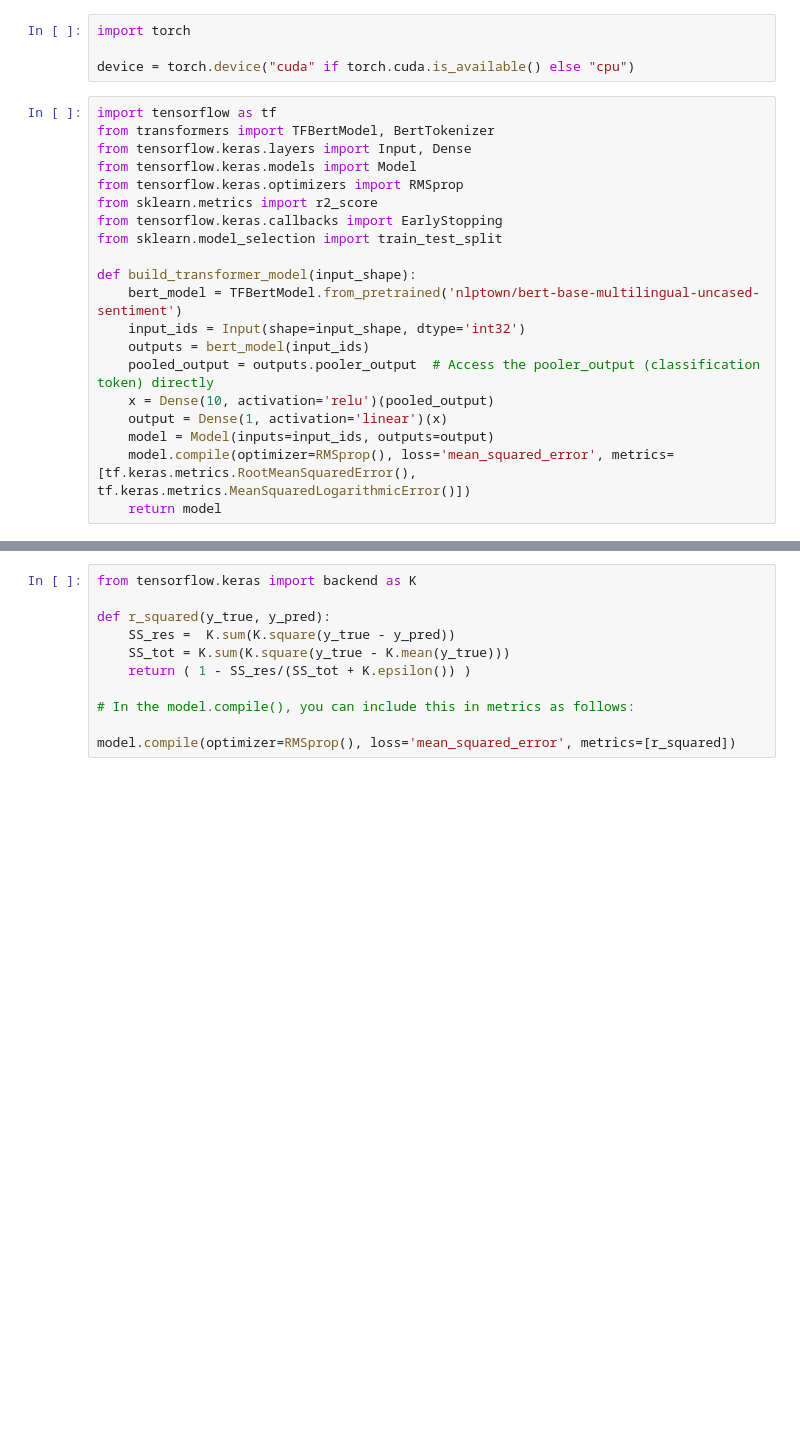
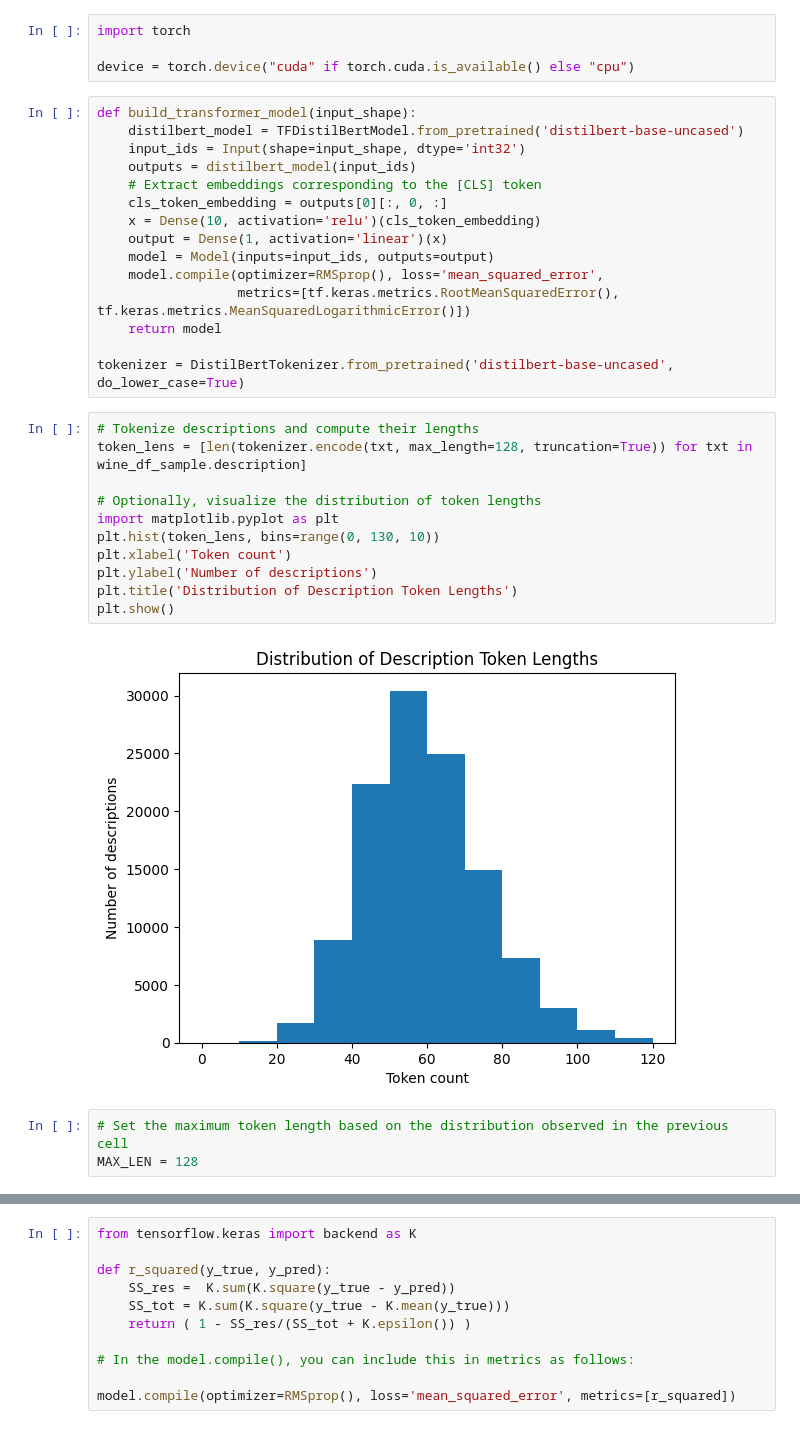
Before and after one commit to blamb888/Vino-Verdict, a Jupyter notebook: base_model_comparisons/rnn_hugging_face.ipynb, the cells around one changed output, grey strips where cells are left out. Saved outputs shown, nothing was run; the diff lists cells and outputs as text; blank space fills up the shorter version.

```diff
--- a/base_model_comparisons/rnn_hugging_face.ipynb
+++ b/base_model_comparisons/rnn_hugging_face.ipynb
@@ -27,22 +82,33 @@ import torch
 
 device = torch.device("cuda" if torch.cuda.is_available() else "cpu")
 # %%
-import tensorflow as tf
-from transformers import TFBertModel, BertTokenizer
-from tensorflow.keras.layers import Input, Dense
-from tensorflow.keras.models import Model
-from tensorflow.keras.optimizers import RMSprop
-from sklearn.metrics import r2_score
-from tensorflow.keras.callbacks import EarlyStopping
-from sklearn.model_selection import train_test_split
-
 def build_transformer_model(input_shape):
-    bert_model = TFBertModel.from_pretrained('nlptown/bert-base-multilingual-uncased-sentiment')
+    distilbert_model = TFDistilBertModel.from_pretrained('distilbert-base-uncased')
     input_ids = Input(shape=input_shape, dtype='int32')
-    outputs = bert_model(input_ids)
-    pooled_output = outputs.pooler_output  # Access the pooler_output (classification token) directly
-    x = Dense(10, activation='relu')(pooled_output)
+    outputs = distilbert_model(input_ids)
+    # Extract embeddings corresponding to the [CLS] token
+    cls_token_embedding = outputs[0][:, 0, :]
+    x = Dense(10, activation='relu')(cls_token_embedding)
     output = Dense(1, activation='linear')(x)
     model = Model(inputs=input_ids, outputs=output)
-    model.compile(optimizer=RMSprop(), loss='mean_squared_error', metrics=[tf.keras.metrics.RootMeanSquaredError(), tf.keras.metrics.MeanSquaredLogarithmicError()])
+    model.compile(optimizer=RMSprop(), loss='mean_squared_error',
+                  metrics=[tf.keras.metrics.RootMeanSquaredError(), tf.keras.metrics.MeanSquaredLogarithmicError()])
     return model
+
+tokenizer = DistilBertTokenizer.from_pretrained('distilbert-base-uncased', do_lower_case=True)
+# %%
+# Tokenize descriptions and compute their lengths
+token_lens = [len(tokenizer.encode(txt, max_length=128, truncation=True)) for txt in wine_df_sample.description]
+
+# Optionally, visualize the distribution of token lengths
+import matplotlib.pyplot as plt
+plt.hist(token_lens, bins=range(0, 130, 10))
+plt.xlabel('Token count')
+plt.ylabel('Number of descriptions')
+plt.title('Distribution of Description Token Lengths')
+plt.show()
+# %% [output]
+[figure, added]
+# %%
+# Set the maximum token length based on the distribution observed in the previous cell
+MAX_LEN = 128
```
Also changed, not shown: parts of 14 cells of this notebook.
